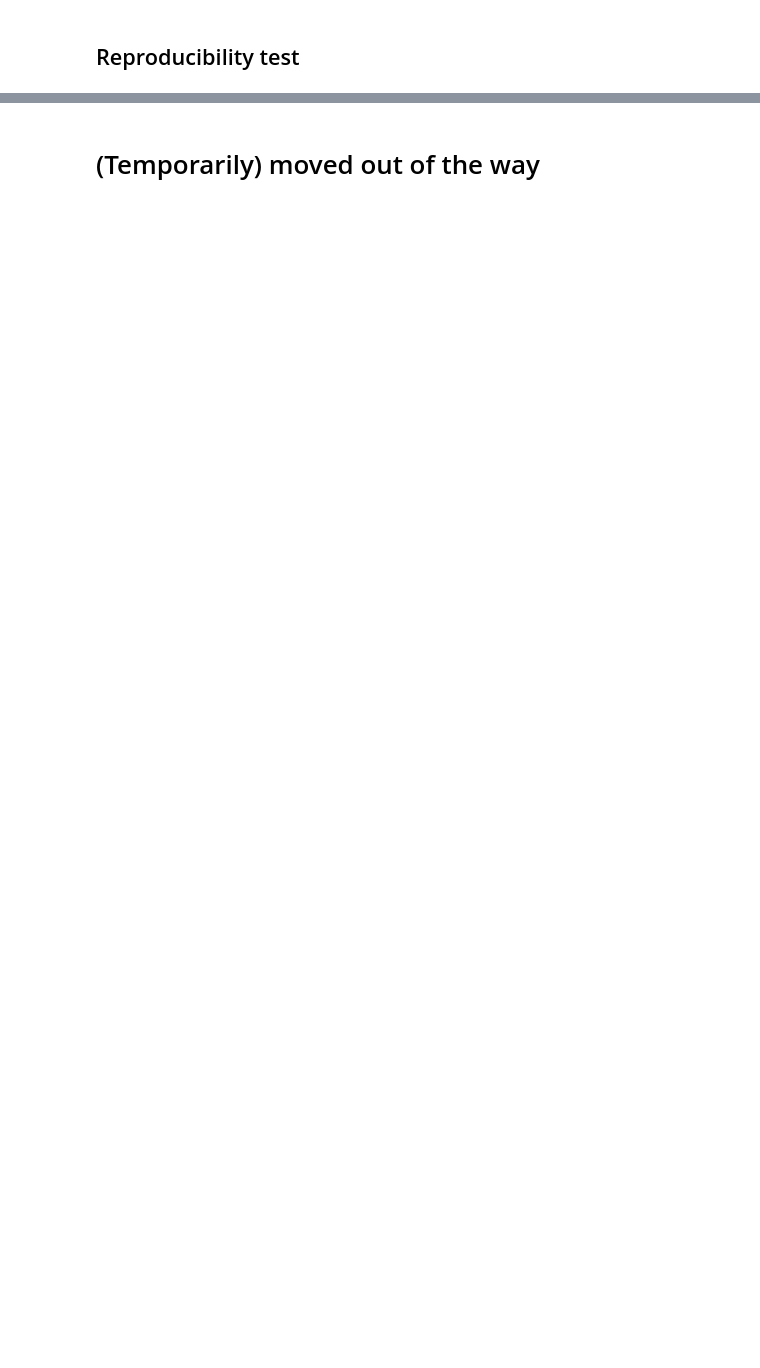
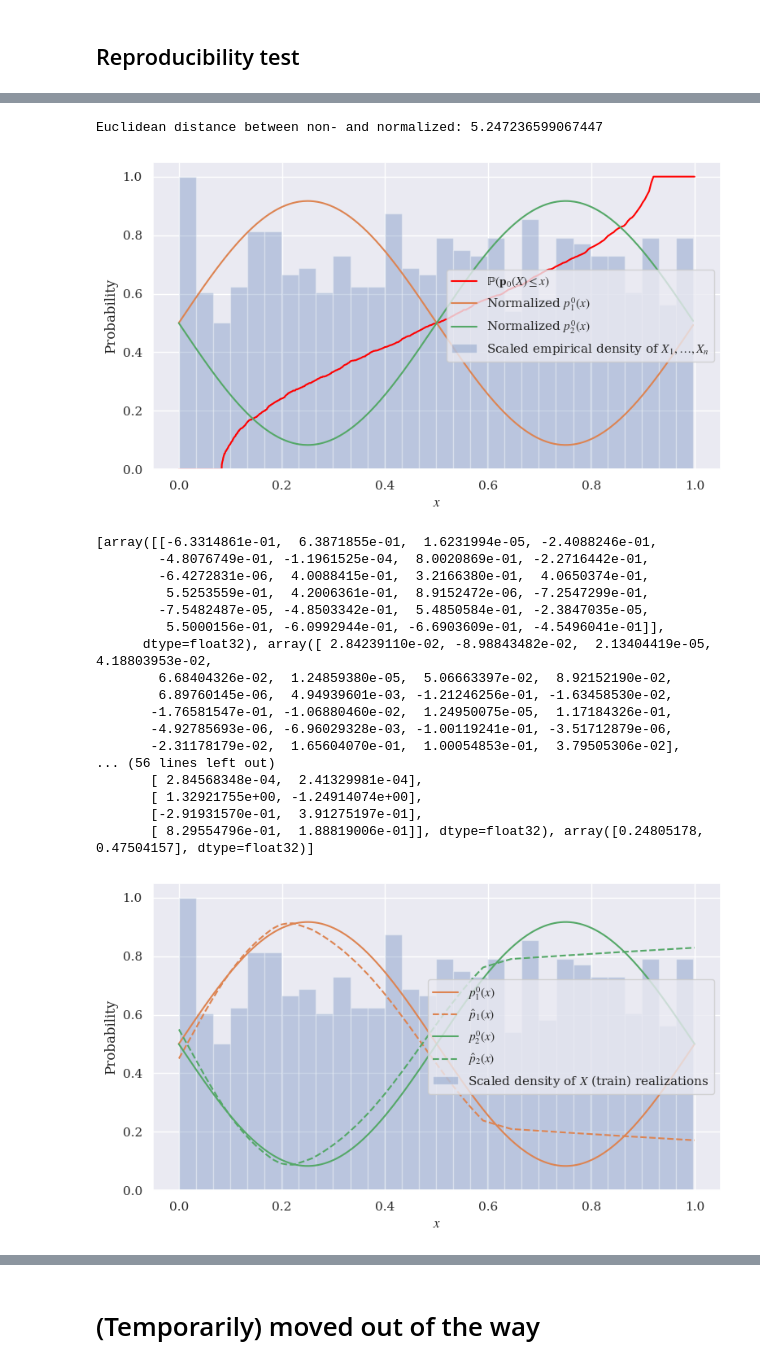
Before and after one commit to bramotten/Testing-NN-Classification-Theory, a Jupyter notebook: Everything.ipynb, the cells around one changed output, grey strips where cells are left out. Cells and saved outputs as stored; diff of their text form; code cells hidden in the pictures; blank space fills up the shorter version.

```diff
--- a/Everything.ipynb
+++ b/Everything.ipynb
@@ -489,9 +676,30 @@ km.evaluate(va)
 # %%
 sit = "sin(2*pi*x)+1.2"
 tr = SimulateData(sit, n, seed=seed)
-tr.visualize()
+tr.visualize(save_to_pdf=True)
 va = SimulateData(sit, n * 10)
 km = KerasModelStuff(tr, va)
 km.train_network(seed=seed)
 print(km.model.get_weights())
-km.evaluate(va)
+km.evaluate(va, save_to_pdf=True)
+# %% [output]
+Euclidean distance between non- and normalized: 5.247236599067447
+[figure, added]
+[array([[-6.3314861e-01,  6.3871855e-01,  1.6231994e-05, -2.4088246e-01,
+        -4.8076749e-01, -1.1961525e-04,  8.0020869e-01, -2.2716442e-01,
+        -6.4272831e-06,  4.0088415e-01,  3.2166380e-01,  4.0650374e-01,
+         5.5253559e-01,  4.2006361e-01,  8.9152472e-06, -7.2547299e-01,
+        -7.5482487e-05, -4.8503342e-01,  5.4850584e-01, -2.3847035e-05,
+         5.5000156e-01, -6.0992944e-01, -6.6903609e-01, -4.5496041e-01]],
+      dtype=float32), array([ 2.84239110e-02, -8.98843482e-02,  2.13404419e-05,  4.18803953e-02,
+        6.68404326e-02,  1.24859380e-05,  5.06663397e-02,  8.92152190e-02,
+        6.89760145e-06,  4.94939601e-03, -1.21246256e-01, -1.63458530e-02,
+       -1.76581547e-01, -1.06880460e-02,  1.24950075e-05,  1.17184326e-01,
+       -4.92785693e-06, -6.96029328e-03, -1.00119241e-01, -3.51712879e-06,
+       -2.31178179e-02,  1.65604070e-01,  1.00054853e-01,  3.79505306e-02],
+... (56 lines left out)
+       [ 2.84568348e-04,  2.41329981e-04],
+       [ 1.32921755e+00, -1.24914074e+00],
+       [-2.91931570e-01,  3.91275197e-01],
+       [ 8.29554796e-01,  1.88819006e-01]], dtype=float32), array([0.24805178, 0.47504157], dtype=float32)]
+[figure, added]
```
Also changed, not shown: parts of 14 cells of this notebook, 33 other files.
